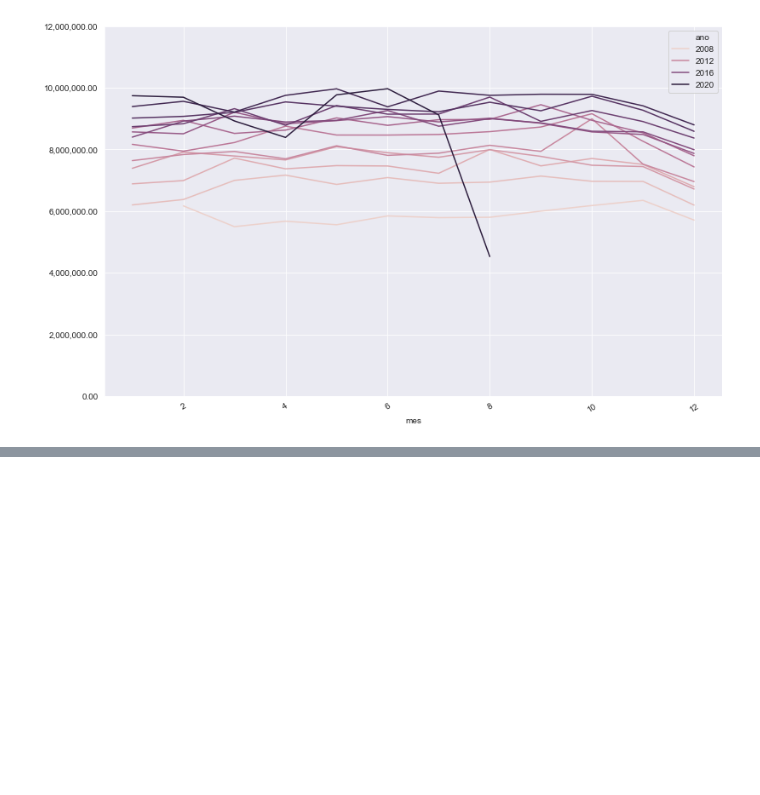
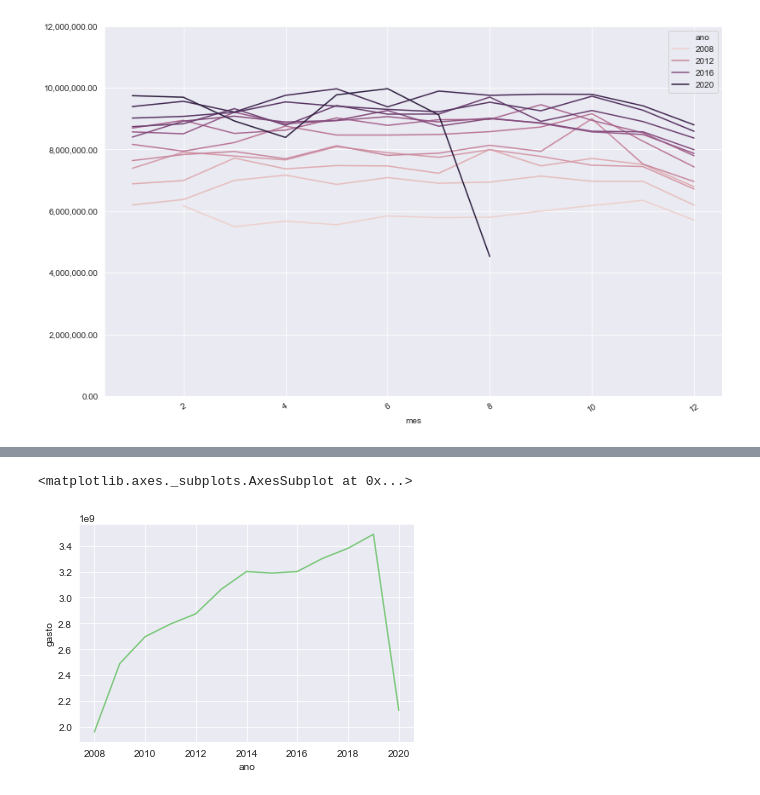
Before and after one commit to Colognesi/Bootcamp-DataScience, a Jupyter notebook: Modulo II - Tratamento, Exploração e Visualização de dados/Projeto/Modulo II.ipynb, the cells around one changed output, grey strips where cells are left out. Cells and saved outputs as stored; diff of their text form; code cells hidden in the pictures; blank space fills up the shorter version.

```diff
--- a/Modulo II - Tratamento, Exploração e Visualização de dados/Projeto/Modulo II.ipynb
+++ b/Modulo II - Tratamento, Exploração e Visualização de dados/Projeto/Modulo II.ipynb
@@ -484,0 +509,5 @@ plt.show()
+# %%
+sns.lineplot(data = gastos_por_ano, x = gastos_por_ano.index, y = 'gasto')
+# %% [output]
+<matplotlib.axes._subplots.AxesSubplot at 0x...>
+[figure, added]
```
Also changed, not shown: parts of 12 cells of this notebook, 4 other files.
